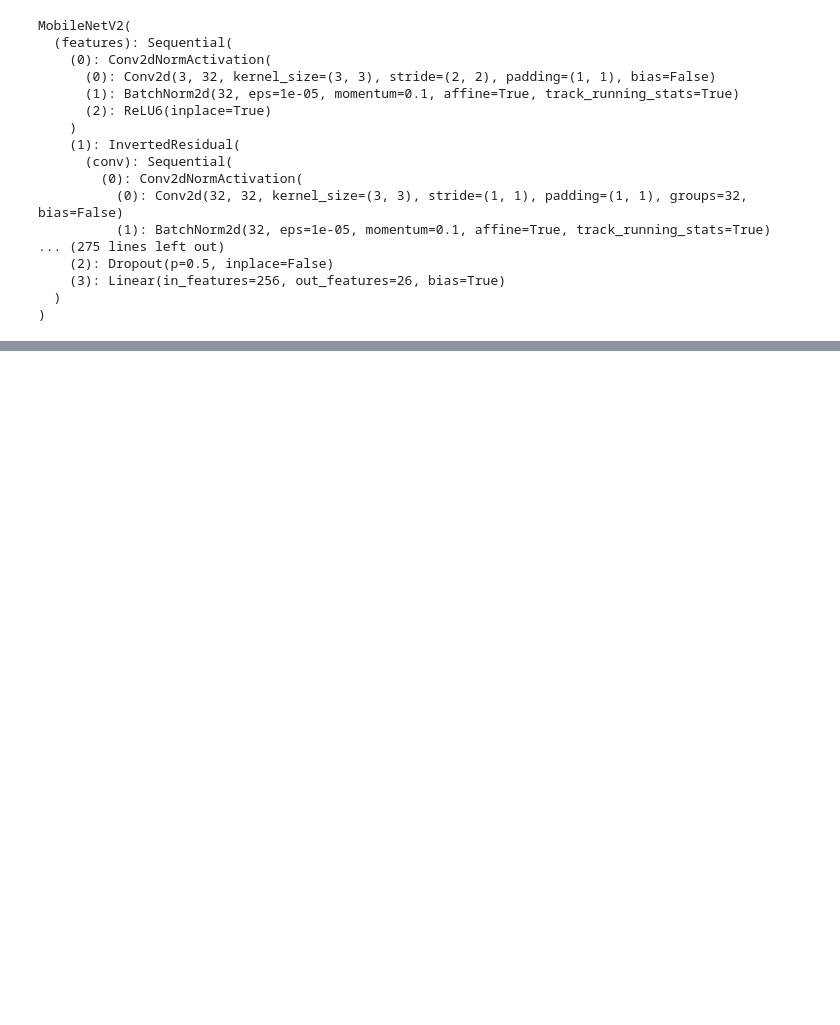
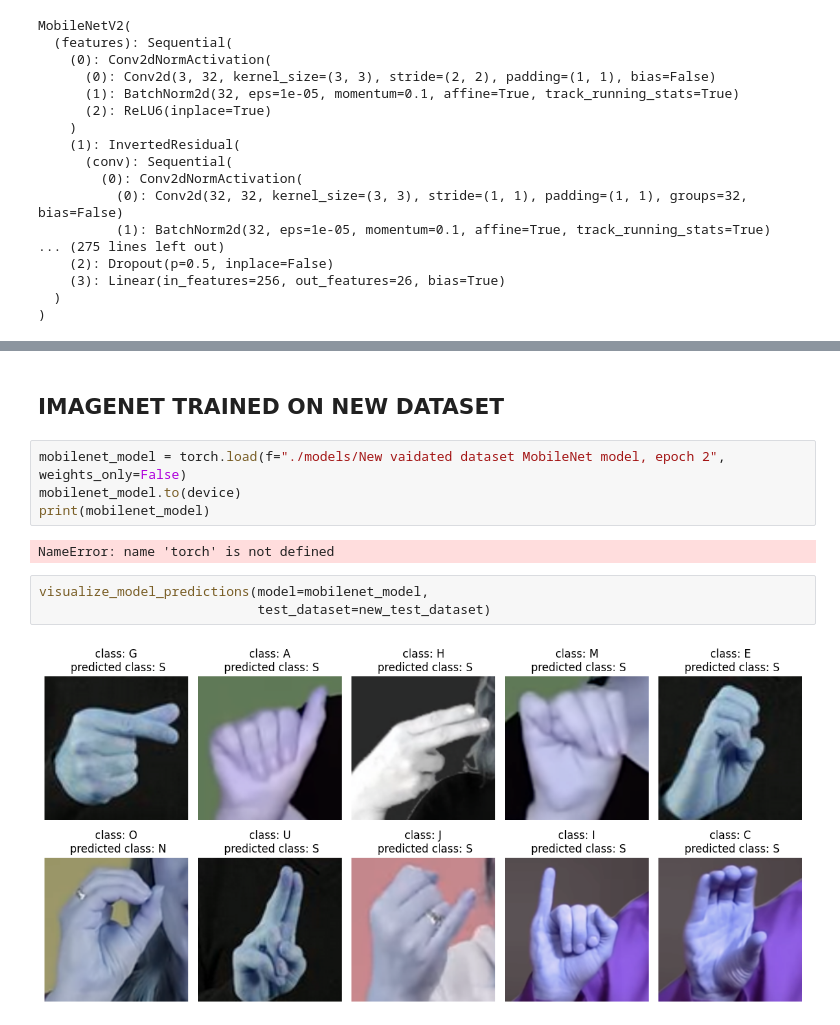
Before and after one commit to ziemmi13/DLF-sign-letters-classification, a Jupyter notebook: model_testing.ipynb, the cells around one changed output, grey strips where cells are left out. Saved outputs shown, nothing was run; the diff lists cells and outputs as text; blank space fills up the shorter version.

```diff
--- a/model_testing.ipynb
+++ b/model_testing.ipynb
@@ -325,0 +394,13 @@ visualize_model_predictions(model=mobilenet_model,
+# %% [markdown]
+## IMAGENET TRAINED ON NEW DATASET
+# %%
+mobilenet_model = torch.load(f="./models/New vaidated dataset MobileNet model, epoch 2", weights_only=False)
+mobilenet_model.to(device)
+print(mobilenet_model)
+# %% [output]
+NameError: name 'torch' is not defined
+# %%
+visualize_model_predictions(model=mobilenet_model,
+                            test_dataset=new_test_dataset)
+# %% [output]
+[figure, added]
```
Also changed, not shown: parts of 16 cells of this notebook, 9 other files.
